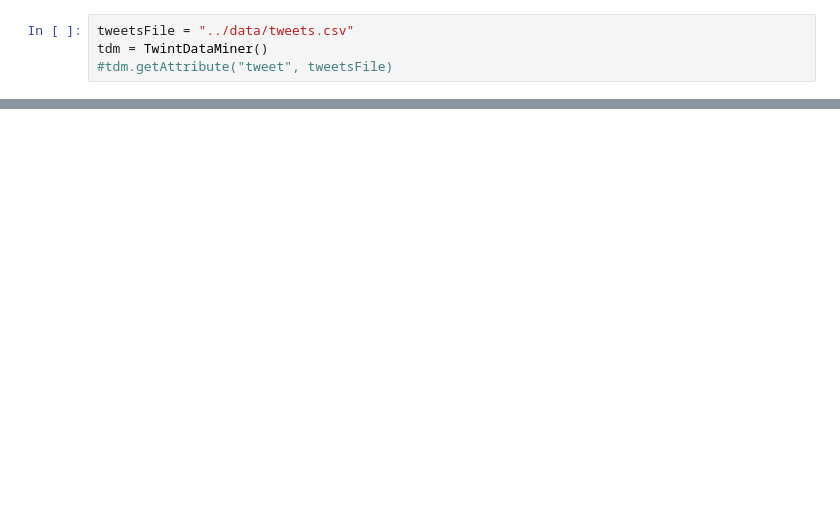
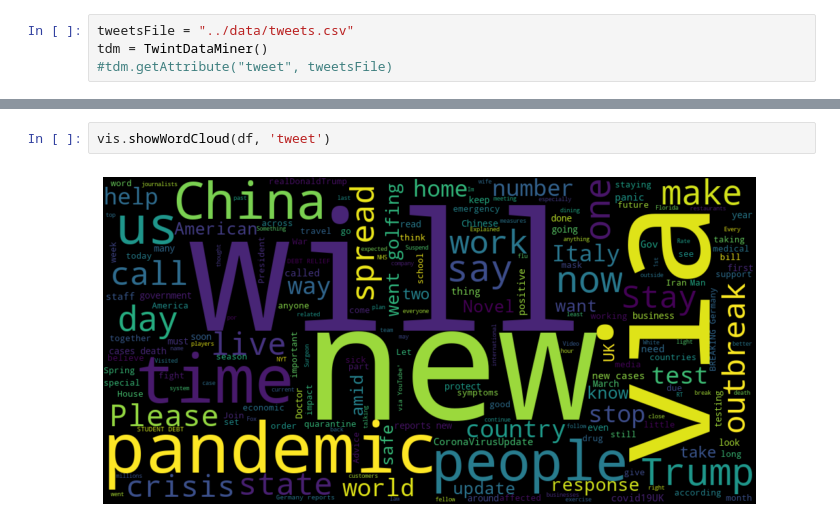
Before and after one commit to wray27/Coronavirus-Sentiment, a Jupyter notebook: notebooks/twintDataPipeline.ipynb, the cells around one changed output, grey strips where cells are left out. Drawn from its saved outputs; the diff is of its cells as text; blank space fills up the shorter version.

```diff
--- a/notebooks/twintDataPipeline.ipynb
+++ b/notebooks/twintDataPipeline.ipynb
@@ -42,0 +42,4 @@ df.head
+# %%
+vis.showWordCloud(df, 'tweet')
+# %% [output]
+[figure, added]
```
Also changed, not shown: parts of 7 cells of this notebook, 4 other files.
